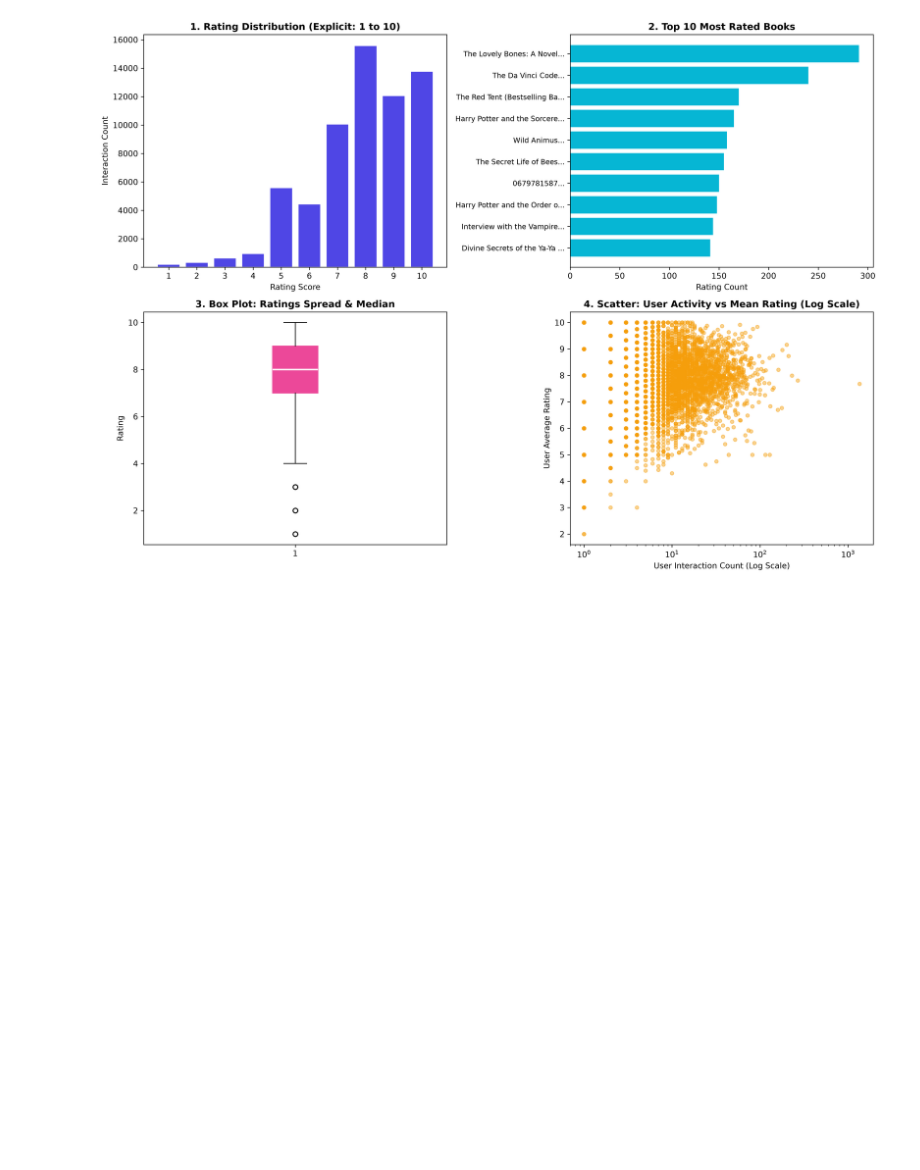
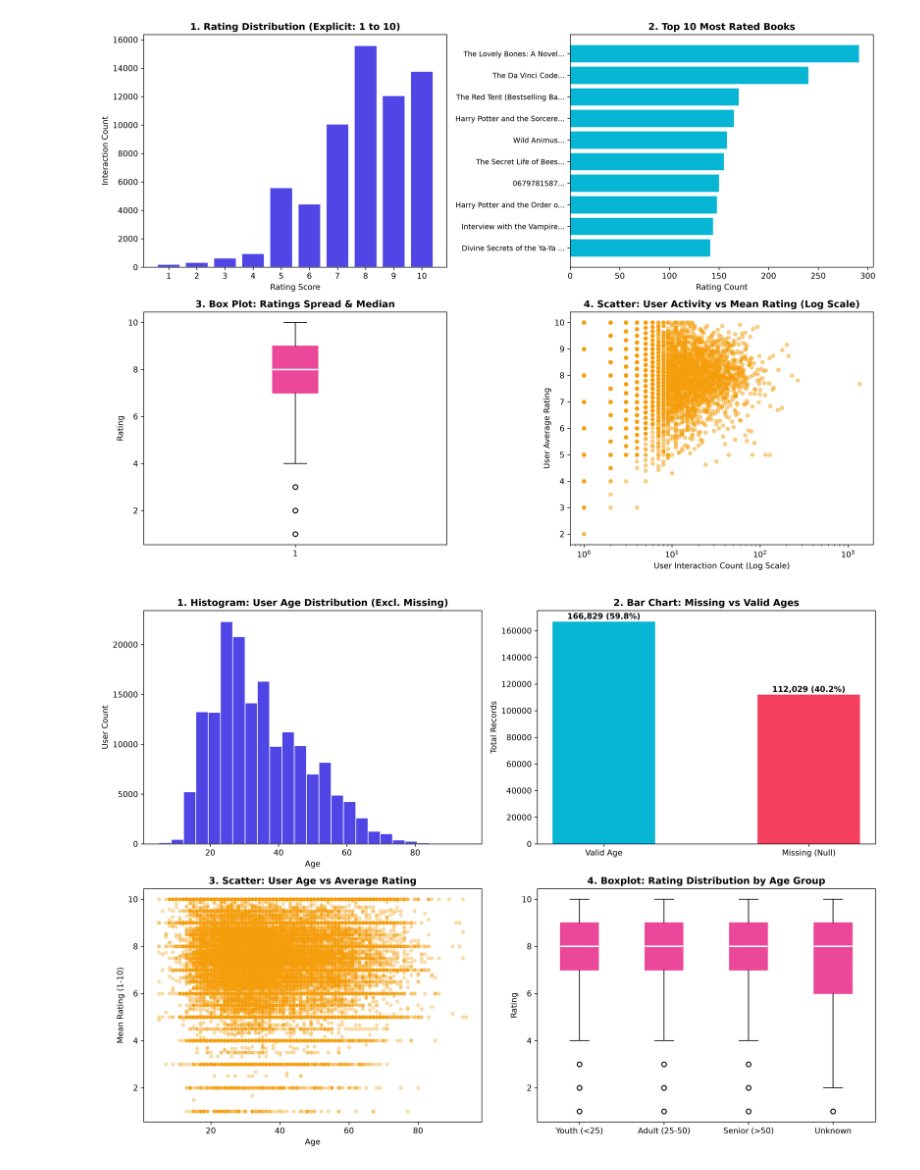
Before and after one commit to ebrahimy5280-del/movie-book-recommender, a Jupyter notebook: movie_book_recommender_project/Step-3/src/eda.ipynb, the cells around one changed output. Cells and saved outputs as stored; diff of their text form; code cells hidden in the pictures; blank space fills up the shorter version.

```diff
--- a/movie_book_recommender_project/Step-3/src/eda.ipynb
+++ b/movie_book_recommender_project/Step-3/src/eda.ipynb
@@ -123,3 +123,69 @@ plt.show()
 # %% [output]
 تصویر eda_analysis.png با موفقیت ذخیره شد.
 [figure]
+# %%
+import pandas as pd
+import numpy as np
+import matplotlib.pyplot as plt
+from pathlib import Path
+
+DATA_DIR = Path(r"C:\Users\DIACO\Desktop")
+
+users = pd.read_csv(DATA_DIR / 'BX-Users.csv', sep=';', encoding='latin-1', on_bad_lines='skip')
+ratings = pd.read_csv(DATA_DIR / 'BX-Book-Ratings.csv', sep=';', encoding='latin-1', on_bad_lines='skip')
+explicit_ratings = ratings[ratings['Book-Rating'] > 0]
+
+valid_age_mask = (users['Age'] >= 5) & (users['Age'] <= 95)
+users['Clean_Age'] = np.where(valid_age_mask, users['Age'], np.nan)
+
+def categorize_age(age):
+    if pd.isna(age):
+        return 'Unknown'
+    elif age < 25:
+        return 'Youth (<25)'
+    elif age <= 50:
+        return 'Adult (25-50)'
+    else:
+        return 'Senior (>50)'
+
+users['Age_Group'] = users['Clean_Age'].apply(categorize_age)
+
+user_ratings = explicit_ratings.merge(users, on='User-ID', how='inner')
+
+fig, axes = plt.subplots(2, 2, figsize=(14, 10), dpi=300)
+
+valid_ages = users['Clean_Age'].dropna()
+axes[0, 0].hist(valid_ages, bins=25, color='#4f46e5', edgecolor='white')
+axes[0, 0].set_title('1. Histogram: User Age Distribution (Excl. Missing)', fontweight='bold')
+axes[0, 0].set_xlabel('Age')
+axes[0, 0].set_ylabel('User Count')
+
+missing_counts = pd.Series({
+    'Valid Age': users['Clean_Age'].notna().sum(),
+    'Missing (Null)': users['Clean_Age'].isna().sum()
+})
+axes[0, 1].bar(missing_counts.index, missing_counts.values, color=['#06b6d4', '#f43f5e'], width=0.5)
+axes[0, 1].set_title('2. Bar Chart: Missing vs Valid Ages', fontweight='bold')
+axes[0, 1].set_ylabel('Total Records')
+for i, v in enumerate(missing_counts.values):
+    axes[0, 1].text(i, v + 2000, f"{v:,} ({(v/len(users))*100:.1f}%)", ha='center', fontweight='bold')
+
+user_age_rating = user_ratings.dropna(subset=['Clean_Age']).groupby('User-ID').agg({'Clean_Age': 'first', 'Book-Rating': 'mean'})
+axes[1, 0].scatter(user_age_rating['Clean_Age'], user_age_rating['Book-Rating'], alpha=0.3, s=15, color='#f59e0b')
+axes[1, 0].set_title('3. Scatter: User Age vs Average Rating', fontweight='bold')
+axes[1, 0].set_xlabel('Age')
+axes[1, 0].set_ylabel('Mean Rating (1-10)')
+
+groups = ['Youth (<25)', 'Adult (25-50)', 'Senior (>50)', 'Unknown']
+box_data = [user_ratings[user_ratings['Age_Group'] == g]['Book-Rating'] for g in groups]
+axes[1, 1].boxplot(box_data, tick_labels=groups, patch_artist=True,
+                  boxprops=dict(facecolor='#ec4899', color='#ec4899'),
+                  medianprops=dict(color='white', linewidth=2))
+axes[1, 1].set_title('4. Boxplot: Rating Distribution by Age Group', fontweight='bold')
+axes[1, 1].set_ylabel('Rating')
+
+plt.tight_layout()
+plt.savefig('age_eda_analysis.png', dpi=300)
+plt.show()
+# %% [output]
+[figure, added]
```
